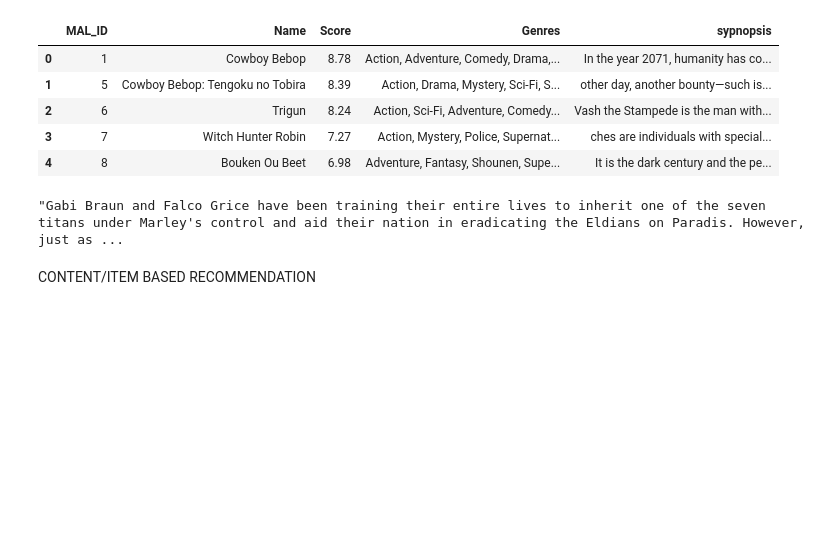
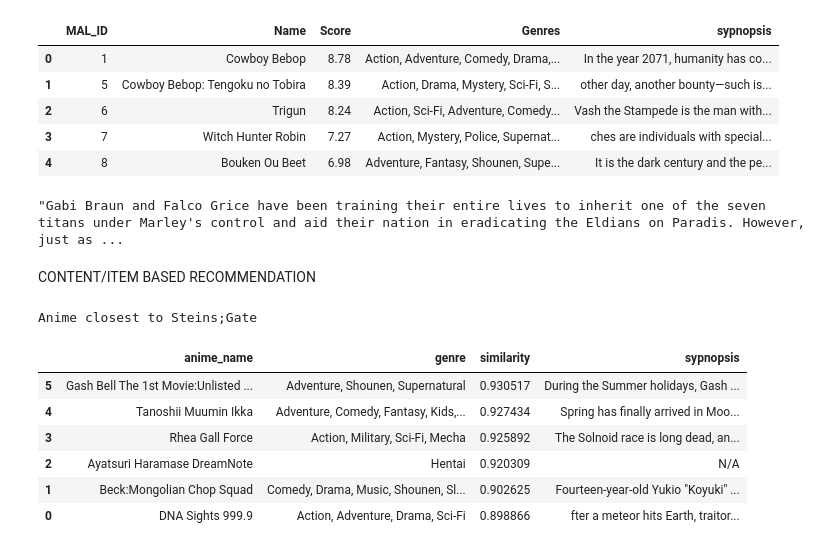
Before and after one commit to ankushsingh003/OtakuOps, a Jupyter notebook: notebook/anime.ipynb, the cells around one changed output. Saved outputs shown, nothing was run; the diff lists cells and outputs as text; code cells hidden in the pictures; blank space fills up the shorter version.

```diff
--- a/notebook/anime.ipynb
+++ b/notebook/anime.ipynb
@@ -482,21 +491,66 @@ CONTENT/ITEM BASED RECOMMENDATION
 # %%
 pd.set_option("max_colwidth", None)
 # %%
-def find_similar_animes(name , anime_weights , anime2anime_encoded , anime2anime_decoded , df , sypnopsis_df   , h = 10 , return_dist = False , neg=False):
+def find_similar_animes(name , anime_weights , anime2anime_encoded , anime2anime_decoded , df , sypnopsis_df   , n = 10 , return_dist = False , neg=False):
     try:
-        index=getAnimeFrame( anime , df).anime_id.values[0]
+        index=getAnimeFrame( name , df).anime_id.values[0]
         encoded_index = anime2anime_encoded.get(index)
         weights = anime_weights
         dists = np.dot(weights , weights[encoded_index])
-        sorted_dists = argsort(dists)
+        sorted_dists = np.argsort(dists)
         n=n+1
 
         if neg:
             closest = sorted_dists[:n]
         else:
-            closest = sorted_dists[-n:0]
+            closest = sorted_dists[-n:]
 
         print(f"Anime closest to {name}")
 
         if return_dist:
             return dists , closest
+
+        SimilarityArr = []
+        for i in closest:
+
+            decoded_index = anime2anime_decoded.get(i)
+            if decoded_index is None:
+                continue
+            sypnopsis = getSypnopsis(decoded_index , sypnopsis_df)
+            anime_frame = getAnimeFrame(decoded_index , df)
+
+            if len(anime_frame) == 0:         # ← skip if anime not found in df
+                continue
+
+
+            anime_name = anime_frame.eng_version.values[0]
+
+            genre = anime_frame["Genres"].values[0]
+
+            similarity = dists[i]
+
+            SimilarityArr.append({
+                "anime_id" : decoded_index,
+                "anime_name" : anime_name,
+                "genre" : genre,
+                "similarity" : similarity,
+                "sypnopsis" : sypnopsis
+            })
+
+        Frame = pd.DataFrame(SimilarityArr).sort_values(by="similarity" , ascending=False)
+
+        return Frame[Frame.anime_id != index].drop(["anime_id"] , axis =1 )
+
+    except Exception as e:
+        print(e)
+# %%
+find_similar_animes("Steins;Gate" , anime_weights , anime2anime_encoded , anime2anime_decoded , df , sypnopsis_df  )
+# %% [output]
+Anime closest to Steins;Gate
+|  | anime_name | genre | similarity | sypnopsis |
+| 5 | Gash Bell The 1st Movie:Unlisted ... | Adventure, Shounen, Supernatural | 0.930517 | During the Summer holidays, Gash ... |
+| 4 | Tanoshii Muumin Ikka | Adventure, Comedy, Fantasy, Kids,... | 0.927434 | Spring has finally arrived in Moo... |
+| 3 | Rhea Gall Force | Action, Military, Sci-Fi, Mecha | 0.925892 | The Solnoid race is long dead, an... |
+| 2 | Ayatsuri Haramase DreamNote | Hentai | 0.920309 | N/A |
+| 1 | Beck:Mongolian Chop Squad | Comedy, Drama, Music, Shounen, Sl... | 0.902625 | Fourteen-year-old Yukio "Koyuki" ... |
+| 0 | DNA Sights 999.9 | Action, Adventure, Drama, Sci-Fi | 0.898866 | fter a meteor hits Earth, traitor... |
```
Also changed, not shown: parts of 4 cells of this notebook.
